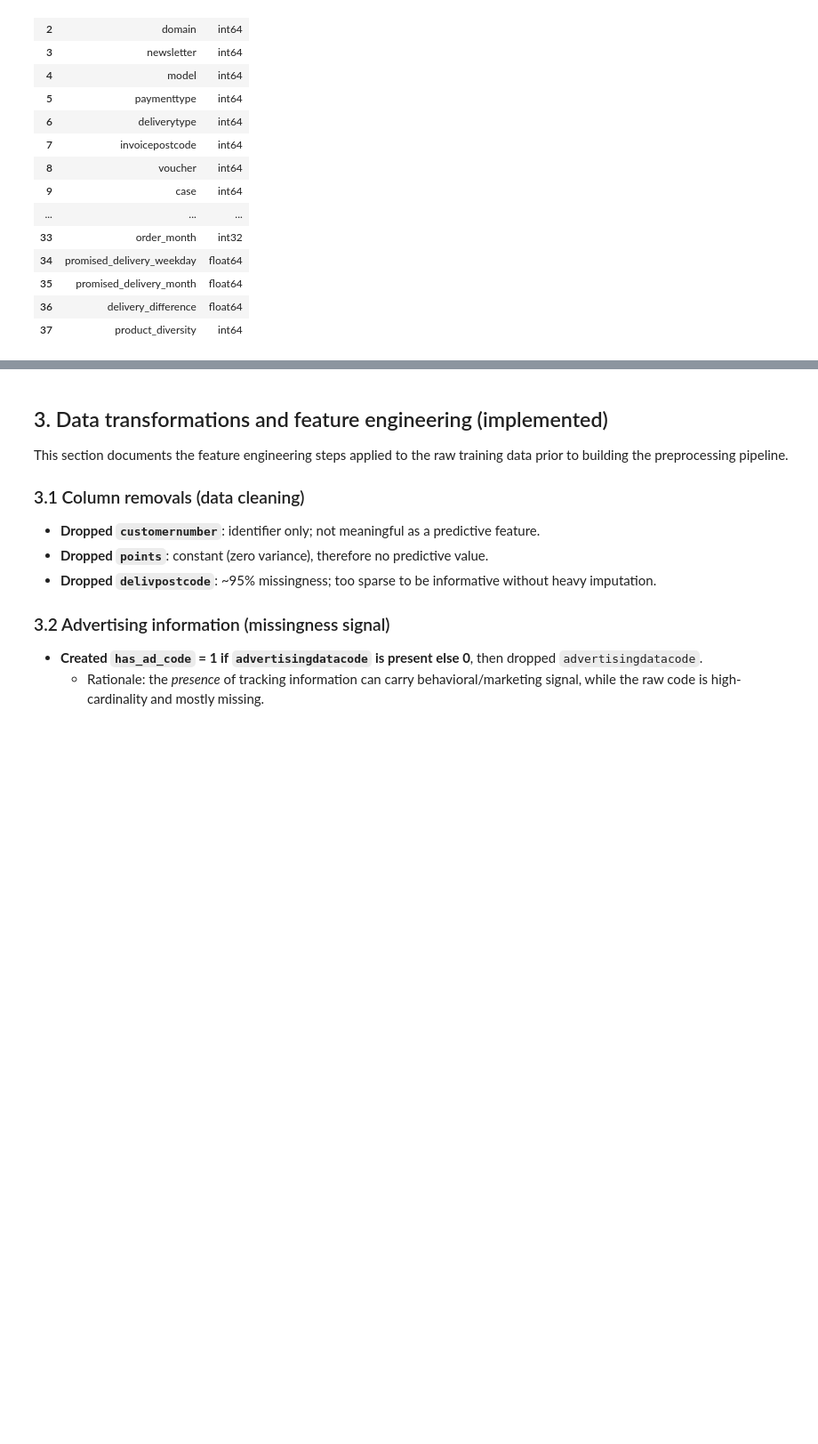
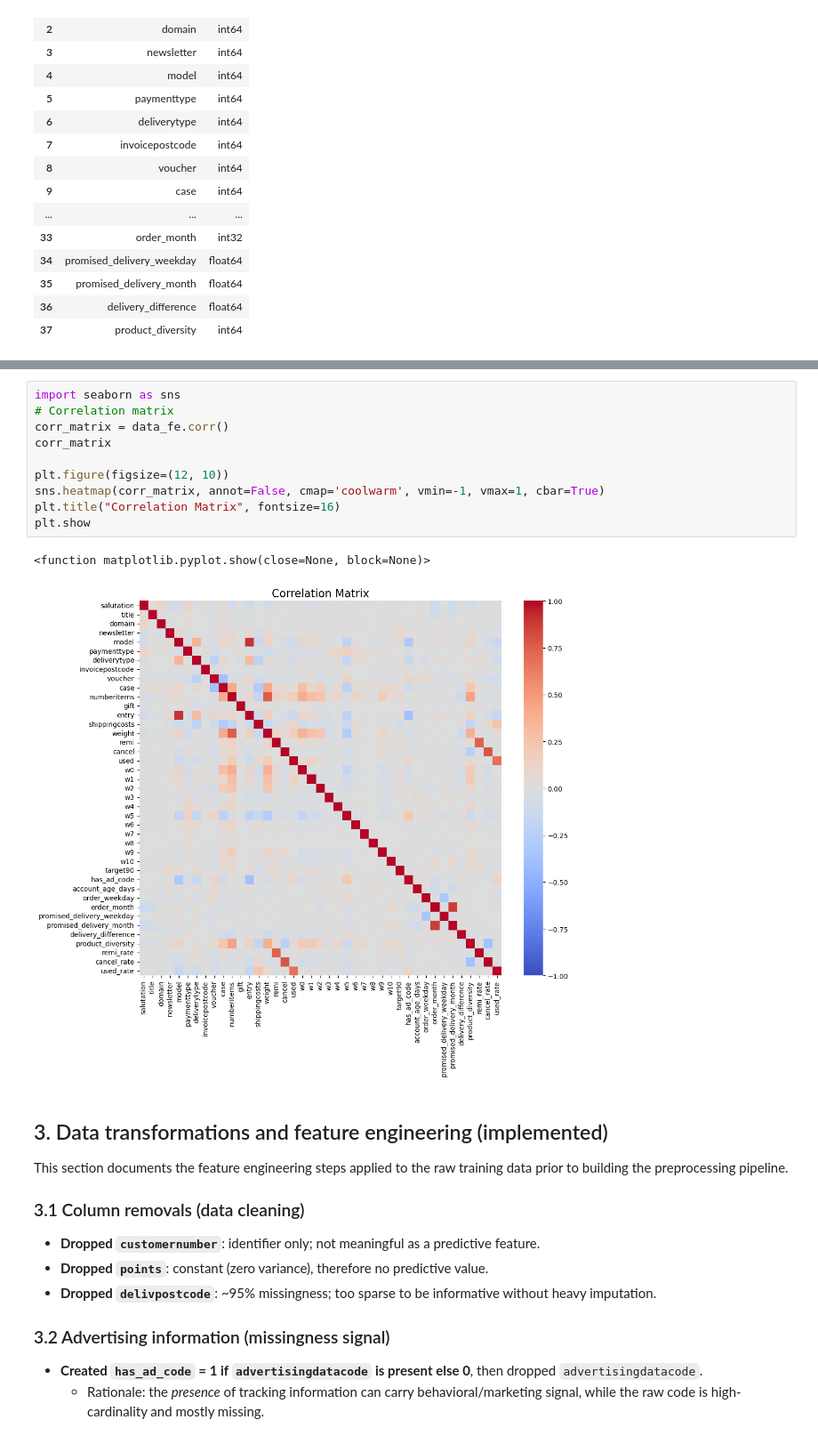
Before and after one commit to ungeralexan/ml_assignment, a Jupyter notebook: stand_safe_06_01/project.ipynb, the cells around one changed output, grey strips where cells are left out. Shown at 89% size. Cells and saved outputs as stored; diff of their text form; blank space fills up the shorter version.

```diff
--- a/stand_safe_06_01/project.ipynb
+++ b/stand_safe_06_01/project.ipynb
@@ -456,3 +502,16 @@ data_types
+# %%
+import seaborn as sns
+# Correlation matrix
+corr_matrix = data_fe.corr()
+corr_matrix
+
+plt.figure(figsize=(12, 10))
+sns.heatmap(corr_matrix, annot=False, cmap='coolwarm', vmin=-1, vmax=1, cbar=True)
+plt.title("Correlation Matrix", fontsize=16)
+plt.show
+# %% [output]
+<function matplotlib.pyplot.show(close=None, block=None)>
+[figure, added]
 # %% [markdown]
 ## 3. Data transformations and feature engineering (implemented)
 
```
Also changed, not shown: parts of 19 cells of this notebook, 2 other files.
